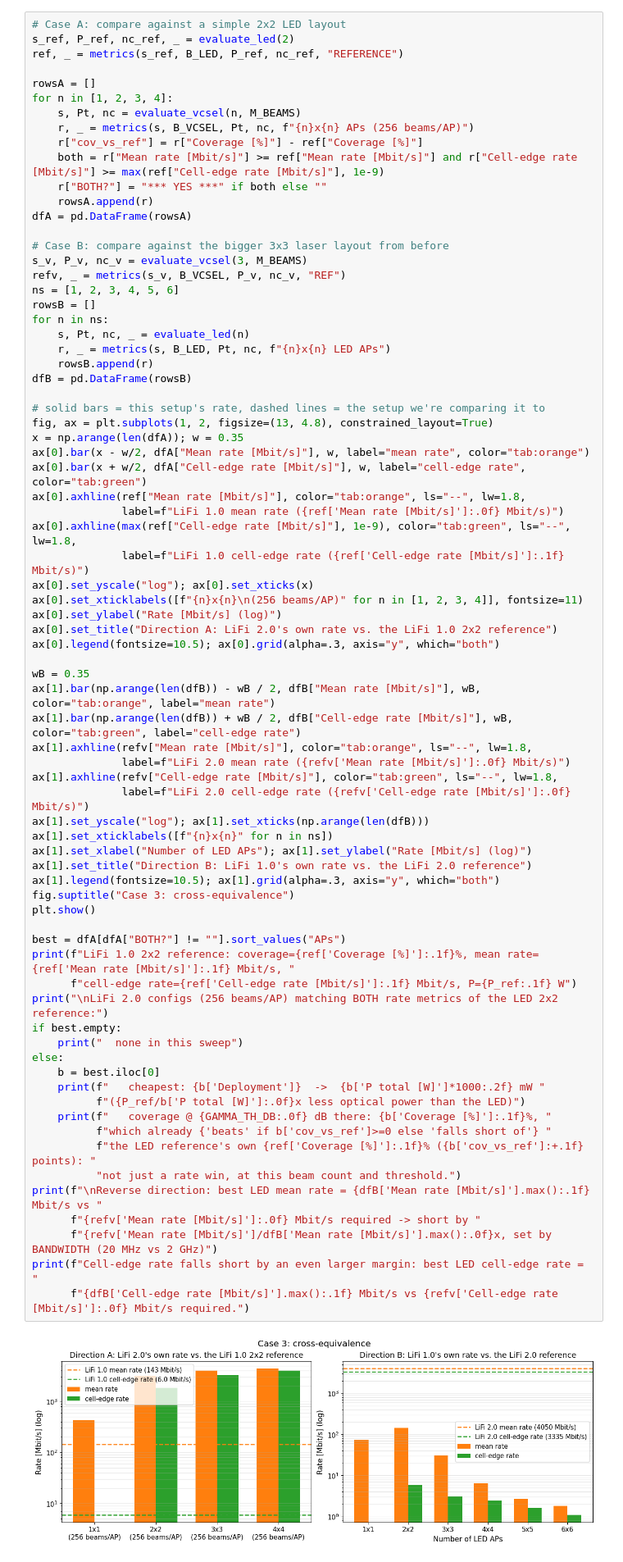
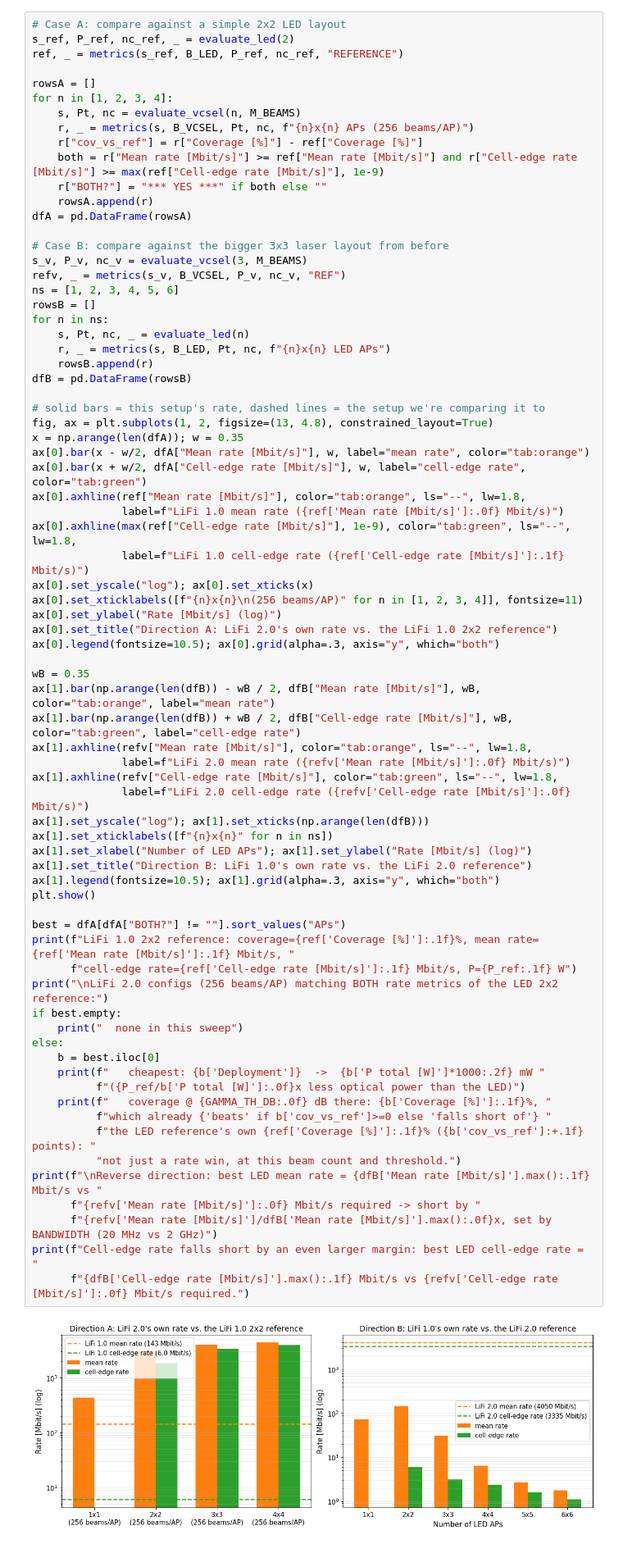
Before and after one commit to carolinalopezdelamadriz/lifi-comparative-analysis, a Jupyter notebook: multi_cell_analysis.ipynb, the cells around one changed output. Shown at 82% size. Drawn from its saved outputs; the diff is of its cells as text.

```diff
--- a/multi_cell_analysis.ipynb
+++ b/multi_cell_analysis.ipynb
@@ -588,35 +585,34 @@ ax[1].axhline(refv["Mean rate [Mbit/s]"], color="tab:orange", ls="--", lw=1.8,
               label=f"LiFi 2.0 mean rate ({refv['Mean rate [Mbit/s]']:.0f} Mbit/s)")
 ax[1].axhline(refv["Cell-edge rate [Mbit/s]"], color="tab:green", ls="--", lw=1.8,
               label=f"LiFi 2.0 cell-edge rate ({refv['Cell-edge rate [Mbit/s]']:.0f} Mbit/s)")
 ax[1].set_yscale("log"); ax[1].set_xticks(np.arange(len(dfB)))
 ax[1].set_xticklabels([f"{n}x{n}" for n in ns])
 ax[1].set_xlabel("Number of LED APs"); ax[1].set_ylabel("Rate [Mbit/s] (log)")
 ax[1].set_title("Direction B: LiFi 1.0's own rate vs. the LiFi 2.0 reference")
 ax[1].legend(fontsize=10.5); ax[1].grid(alpha=.3, axis="y", which="both")
-fig.suptitle("Case 3: cross-equivalence")
 plt.show()
 
 best = dfA[dfA["BOTH?"] != ""].sort_values("APs")
 print(f"LiFi 1.0 2x2 reference: coverage={ref['Coverage [%]']:.1f}%, mean rate={ref['Mean rate [Mbit/s]']:.1f} Mbit/s, "
       f"cell-edge rate={ref['Cell-edge rate [Mbit/s]']:.1f} Mbit/s, P={P_ref:.1f} W")
 print("\nLiFi 2.0 configs (256 beams/AP) matching BOTH rate metrics of the LED 2x2 reference:")
 if best.empty:
     print("  none in this sweep")
 else:
     b = best.iloc[0]
     print(f"   cheapest: {b['Deployment']}  ->  {b['P total [W]']*1000:.2f} mW "
           f"({P_ref/b['P total [W]']:.0f}x less optical power than the LED)")
     print(f"   coverage @ {GAMMA_TH_DB:.0f} dB there: {b['Coverage [%]']:.1f}%, "
           f"which already {'beats' if b['cov_vs_ref']>=0 else 'falls short of'} "
           f"the LED reference's own {ref['Coverage [%]']:.1f}% ({b['cov_vs_ref']:+.1f} points): "
           "not just a rate win, at this beam count and threshold.")
 print(f"\nReverse direction: best LED mean rate = {dfB['Mean rate [Mbit/s]'].max():.1f} Mbit/s vs "
       f"{refv['Mean rate [Mbit/s]']:.0f} Mbit/s required -> short by "
       f"{refv['Mean rate [Mbit/s]']/dfB['Mean rate [Mbit/s]'].max():.0f}x, set by BANDWIDTH (20 MHz vs 2 GHz)")
 print(f"Cell-edge rate falls short by an even larger margin: best LED cell-edge rate = "
       f"{dfB['Cell-edge rate [Mbit/s]'].max():.1f} Mbit/s vs {refv['Cell-edge rate [Mbit/s]']:.0f} Mbit/s required.")
 # %% [output]
-[figure, old version]
+[figure, new version]
 LiFi 1.0 2x2 reference: coverage=78.5%, mean rate=143.2 Mbit/s, cell-edge rate=6.0 Mbit/s, P=103.9 W
 
 LiFi 2.0 configs (256 beams/AP) matching BOTH rate metrics of the LED 2x2 reference:
```
Also changed, not shown: parts of 6 cells of this notebook, 3 other files.
